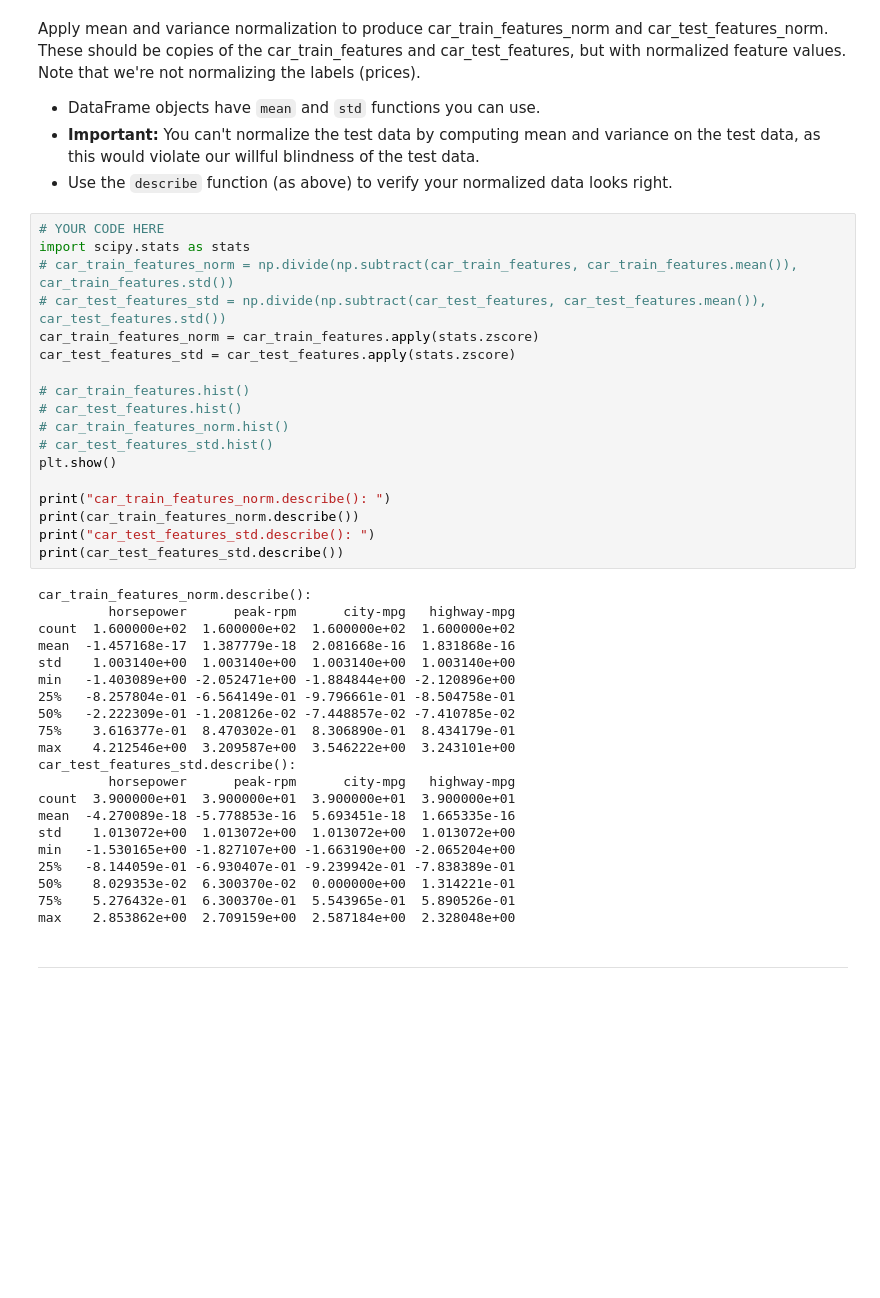
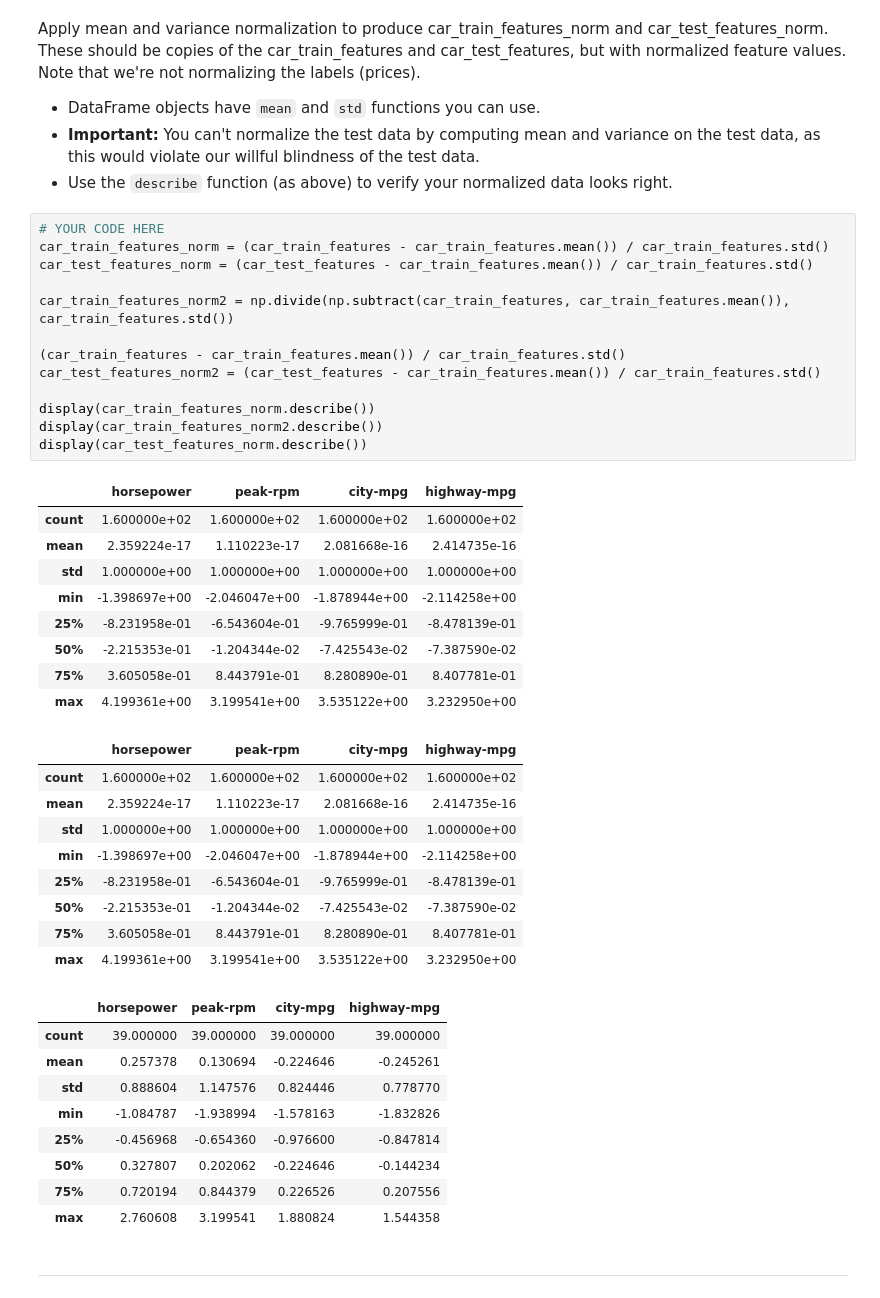
Before and after one commit to vhr1975/datasciw207, a Jupyter notebook: Homework/03 Linear Regression with Tensorflow.ipynb, the cells around one changed output. Cells and saved outputs as stored; diff of their text form; blank space fills up the shorter version.

```diff
--- a/Homework/03 Linear Regression with Tensorflow.ipynb
+++ b/Homework/03 Linear Regression with Tensorflow.ipynb
@@ -423,45 +423,47 @@ Apply mean and variance normalization to produce car_train_features_norm and car
 * DataFrame objects have `mean` and `std` functions you can use.
 * **Important:** You can't normalize the test data by computing mean and variance on the test data, as this would violate our willful blindness of the test data.
 * Use the `describe` function (as above) to verify your normalized data looks right.
-# %%
-# YOUR CODE HERE
-import scipy.stats as stats
-# car_train_features_norm = np.divide(np.subtract(car_train_features, car_train_features.mean()), car_train_features.std())
-# car_test_features_std = np.divide(np.subtract(car_test_features, car_test_features.mean()), car_test_features.std())
-car_train_features_norm = car_train_features.apply(stats.zscore)
-car_test_features_std = car_test_features.apply(stats.zscore)
-
-# car_train_features.hist()
-# car_test_features.hist()
-# car_train_features_norm.hist()
-# car_test_features_std.hist()
-plt.show()
-
-print("car_train_features_norm.describe(): ")
-print(car_train_features_norm.describe())
-print("car_test_features_std.describe(): ")
-print(car_test_features_std.describe())
-# %% [output]
-car_train_features_norm.describe():
-         horsepower      peak-rpm      city-mpg   highway-mpg
-count  1.600000e+02  1.600000e+02  1.600000e+02  1.600000e+02
-mean  -1.457168e-17  1.387779e-18  2.081668e-16  1.831868e-16
-std    1.003140e+00  1.003140e+00  1.003140e+00  1.003140e+00
-min   -1.403089e+00 -2.052471e+00 -1.884844e+00 -2.120896e+00
-25%   -8.257804e-01 -6.564149e-01 -9.796661e-01 -8.504758e-01
-50%   -2.222309e-01 -1.208126e-02 -7.448857e-02 -7.410785e-02
-75%    3.616377e-01  8.470302e-01  8.306890e-01  8.434179e-01
-max    4.212546e+00  3.209587e+00  3.546222e+00  3.243101e+00
-car_test_features_std.describe():
-         horsepower      peak-rpm      city-mpg   highway-mpg
-count  3.900000e+01  3.900000e+01  3.900000e+01  3.900000e+01
-mean  -4.270089e-18 -5.778853e-16  5.693451e-18  1.665335e-16
-std    1.013072e+00  1.013072e+00  1.013072e+00  1.013072e+00
-min   -1.530165e+00 -1.827107e+00 -1.663190e+00 -2.065204e+00
-25%   -8.144059e-01 -6.930407e-01 -9.239942e-01 -7.838389e-01
-50%    8.029353e-02  6.300370e-02  0.000000e+00  1.314221e-01
-75%    5.276432e-01  6.300370e-01  5.543965e-01  5.890526e-01
-max    2.853862e+00  2.709159e+00  2.587184e+00  2.328048e+00
+# %%
+# YOUR CODE HERE
+car_train_features_norm = (car_train_features - car_train_features.mean()) / car_train_features.std()
+car_test_features_norm = (car_test_features - car_train_features.mean()) / car_train_features.std()
+
+car_train_features_norm2 = np.divide(np.subtract(car_train_features, car_train_features.mean()), car_train_features.std())
+
+(car_train_features - car_train_features.mean()) / car_train_features.std()
+car_test_features_norm2 = (car_test_features - car_train_features.mean()) / car_train_features.std()
+
+display(car_train_features_norm.describe())
+display(car_train_features_norm2.describe())
+display(car_test_features_norm.describe())
+# %% [output]
+|  | horsepower | peak-rpm | city-mpg | highway-mpg |
+| count | 1.600000e+02 | 1.600000e+02 | 1.600000e+02 | 1.600000e+02 |
+| mean | 2.359224e-17 | 1.110223e-17 | 2.081668e-16 | 2.414735e-16 |
+| std | 1.000000e+00 | 1.000000e+00 | 1.000000e+00 | 1.000000e+00 |
+| min | -1.398697e+00 | -2.046047e+00 | -1.878944e+00 | -2.114258e+00 |
+| 25% | -8.231958e-01 | -6.543604e-01 | -9.765999e-01 | -8.478139e-01 |
+| 50% | -2.215353e-01 | -1.204344e-02 | -7.425543e-02 | -7.387590e-02 |
+| 75% | 3.605058e-01 | 8.443791e-01 | 8.280890e-01 | 8.407781e-01 |
+| max | 4.199361e+00 | 3.199541e+00 | 3.535122e+00 | 3.232950e+00 |
+|  | horsepower | peak-rpm | city-mpg | highway-mpg |
+| count | 1.600000e+02 | 1.600000e+02 | 1.600000e+02 | 1.600000e+02 |
+| mean | 2.359224e-17 | 1.110223e-17 | 2.081668e-16 | 2.414735e-16 |
+| std | 1.000000e+00 | 1.000000e+00 | 1.000000e+00 | 1.000000e+00 |
+| min | -1.398697e+00 | -2.046047e+00 | -1.878944e+00 | -2.114258e+00 |
+| 25% | -8.231958e-01 | -6.543604e-01 | -9.765999e-01 | -8.478139e-01 |
+| 50% | -2.215353e-01 | -1.204344e-02 | -7.425543e-02 | -7.387590e-02 |
+| 75% | 3.605058e-01 | 8.443791e-01 | 8.280890e-01 | 8.407781e-01 |
+| max | 4.199361e+00 | 3.199541e+00 | 3.535122e+00 | 3.232950e+00 |
+|  | horsepower | peak-rpm | city-mpg | highway-mpg |
+| count | 39.000000 | 39.000000 | 39.000000 | 39.000000 |
+| mean | 0.257378 | 0.130694 | -0.224646 | -0.245261 |
+| std | 0.888604 | 1.147576 | 0.824446 | 0.778770 |
+| min | -1.084787 | -1.938994 | -1.578163 | -1.832826 |
+| 25% | -0.456968 | -0.654360 | -0.976600 | -0.847814 |
+| 50% | 0.327807 | 0.202062 | -0.224646 | -0.144234 |
+| 75% | 0.720194 | 0.844379 | 0.226526 | 0.207556 |
+| max | 2.760608 | 3.199541 | 1.880824 | 1.544358 |
 # %% [markdown]
 ---
 # %% [markdown]
```
Also changed, not shown: parts of 2 cells of this notebook.
